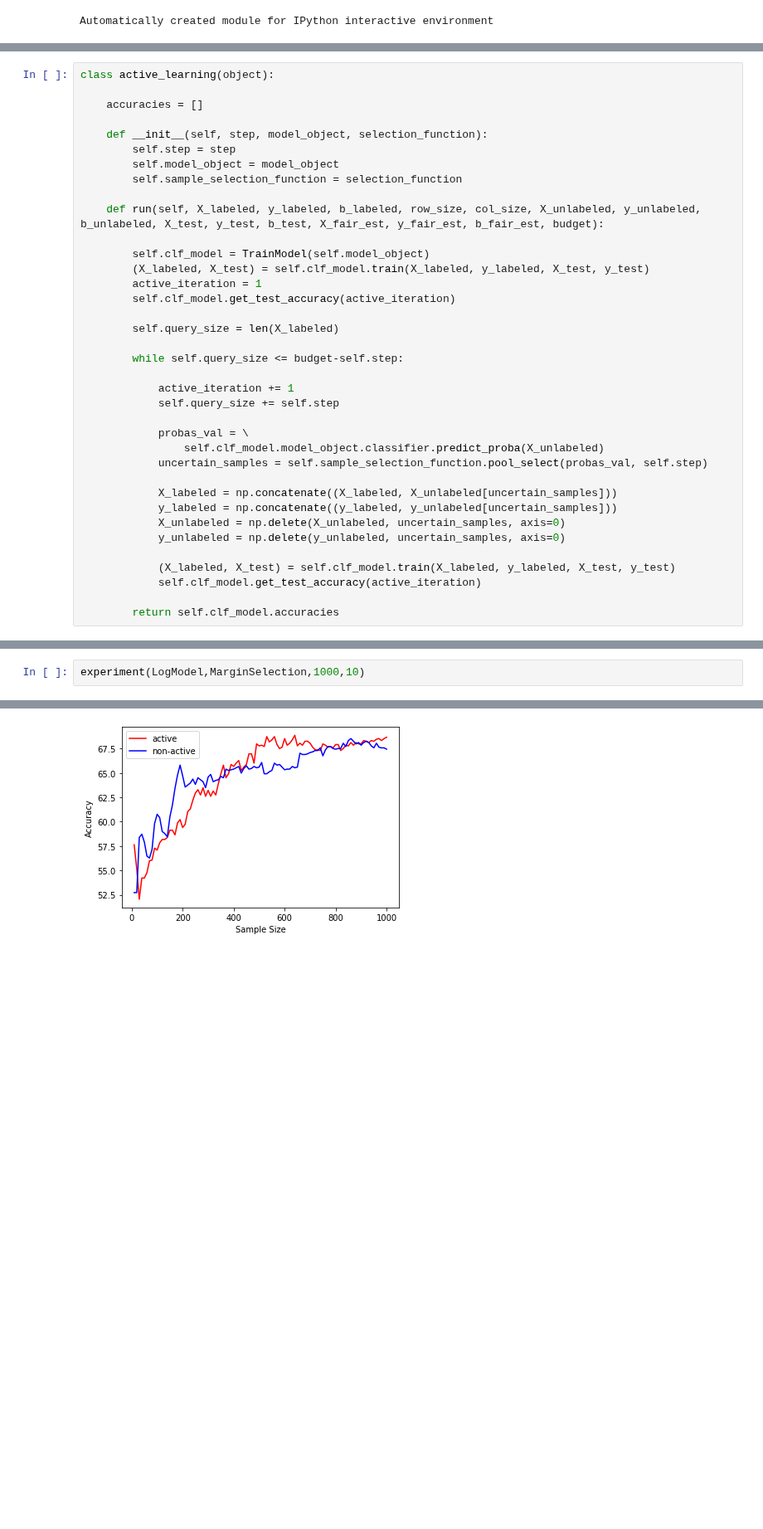
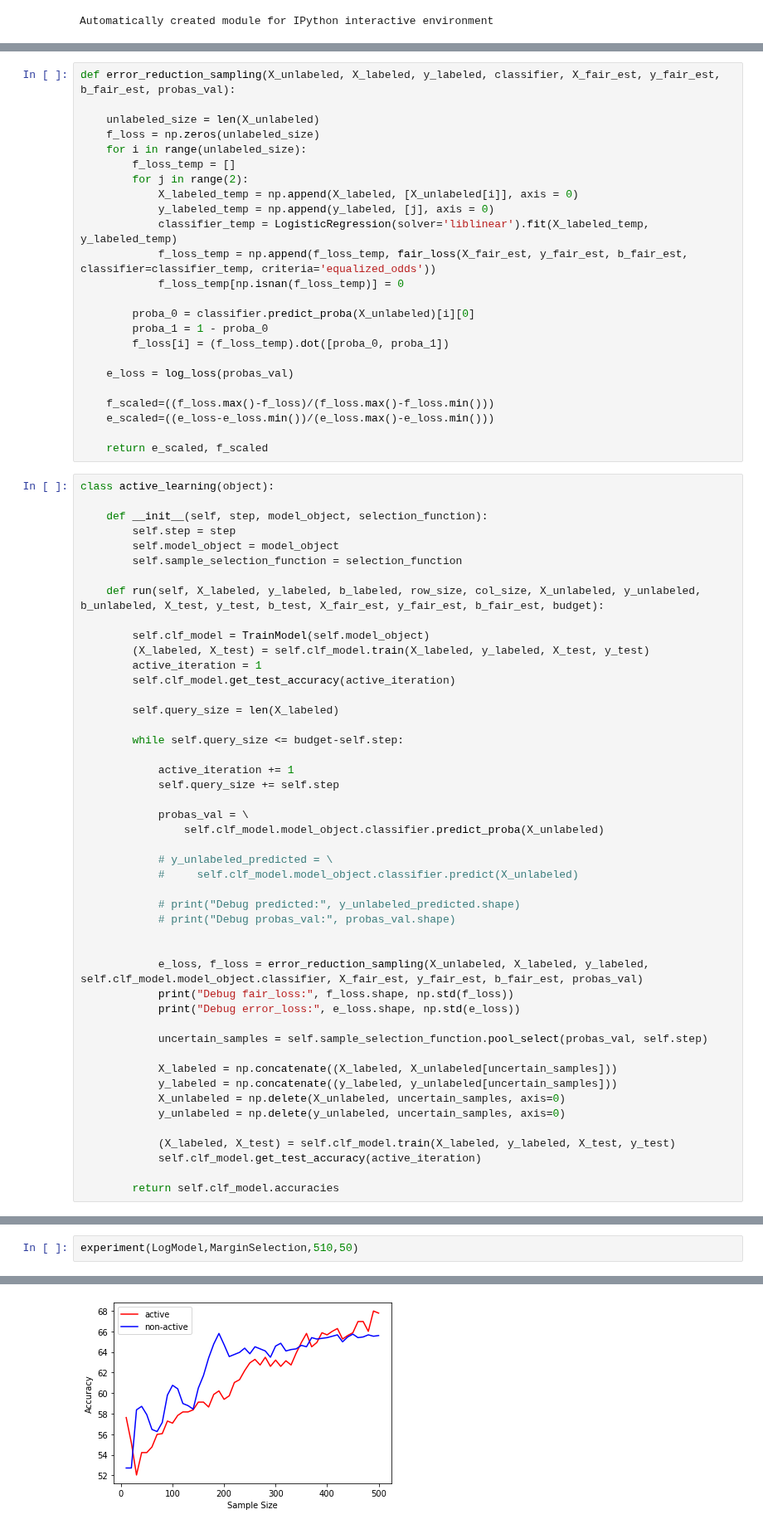
Before and after one commit to WenxuanHuang/Active-Learning-Performance-Benchmarking, a Jupyter notebook: Active_learning_fairness.ipynb, the cells around one changed output, grey strips where cells are left out. Shown at 83% size. Saved outputs shown, nothing was run; the diff lists cells and outputs as text; blank space fills up the shorter version.

Commit message:
Implemented basic structure for measuring fairness, added error loss and fair loss functions

```diff
--- a/Active_learning_fairness.ipynb
+++ b/Active_learning_fairness.ipynb
@@ -181,7 +203,29 @@ def get_random_samples(initial_samples, X_train_full,
+# %%
+def error_reduction_sampling(X_unlabeled, X_labeled, y_labeled, classifier, X_fair_est, y_fair_est, b_fair_est, probas_val):
+
+    unlabeled_size = len(X_unlabeled)
+    f_loss = np.zeros(unlabeled_size)
+    for i in range(unlabeled_size):
+        f_loss_temp = []
+        for j in range(2):
+            X_labeled_temp = np.append(X_labeled, [X_unlabeled[i]], axis = 0)
+            y_labeled_temp = np.append(y_labeled, [j], axis = 0)
+            classifier_temp = LogisticRegression(solver='liblinear').fit(X_labeled_temp, y_labeled_temp)
+            f_loss_temp = np.append(f_loss_temp, fair_loss(X_fair_est, y_fair_est, b_fair_est, classifier=classifier_temp, criteria='equalized_odds'))
+            f_loss_temp[np.isnan(f_loss_temp)] = 0
+
+        proba_0 = classifier.predict_proba(X_unlabeled)[i][0]
+        proba_1 = 1 - proba_0
+        f_loss[i] = (f_loss_temp).dot([proba_0, proba_1])
+
+    e_loss = log_loss(probas_val)
+
+    f_scaled=((f_loss.max()-f_loss)/(f_loss.max()-f_loss.min()))
+    e_scaled=((e_loss-e_loss.min())/(e_loss.max()-e_loss.min()))
+
+    return e_scaled, f_scaled
 # %%
 class active_learning(object):
-
-    accuracies = []
 
     def __init__(self, step, model_object, selection_function):
         self.step = step
@@ -204,6 +248,18 @@ class active_learning(object):
 
             probas_val = \
                 self.clf_model.model_object.classifier.predict_proba(X_unlabeled)
+
+            # y_unlabeled_predicted = \
+            #     self.clf_model.model_object.classifier.predict(X_unlabeled)
+
+            # print("Debug predicted:", y_unlabeled_predicted.shape)
+            # print("Debug probas_val:", probas_val.shape)
+
+
+            e_loss, f_loss = error_reduction_sampling(X_unlabeled, X_labeled, y_labeled, self.clf_model.model_object.classifier, X_fair_est, y_fair_est, b_fair_est, probas_val)
+            print("Debug fair_loss:", f_loss.shape, np.std(f_loss))
+            print("Debug error_loss:", e_loss.shape, np.std(e_loss))
+
             uncertain_samples = self.sample_selection_function.pool_select(probas_val, self.step)
 
             X_labeled = np.concatenate((X_labeled, X_unlabeled[uncertain_samples]))
@@ -255,5 +308,5 @@ def experiment(model,sampling_method,budget,step):
     plt.ylabel('Accuracy')
     plt.show()
 # %%
-experiment(LogModel,MarginSelection,1000,10)
+experiment(LogModel,MarginSelection,510,50)
 # %% [output]
@@ -262 +313 @@ nonactive_accuracies [52.724795640326974, 52.724795640326974, 58.37874659400545,
-[figure, old version]
+[figure, new version]
```
Also changed, not shown: parts of 6 cells of this notebook, 1 other file.
